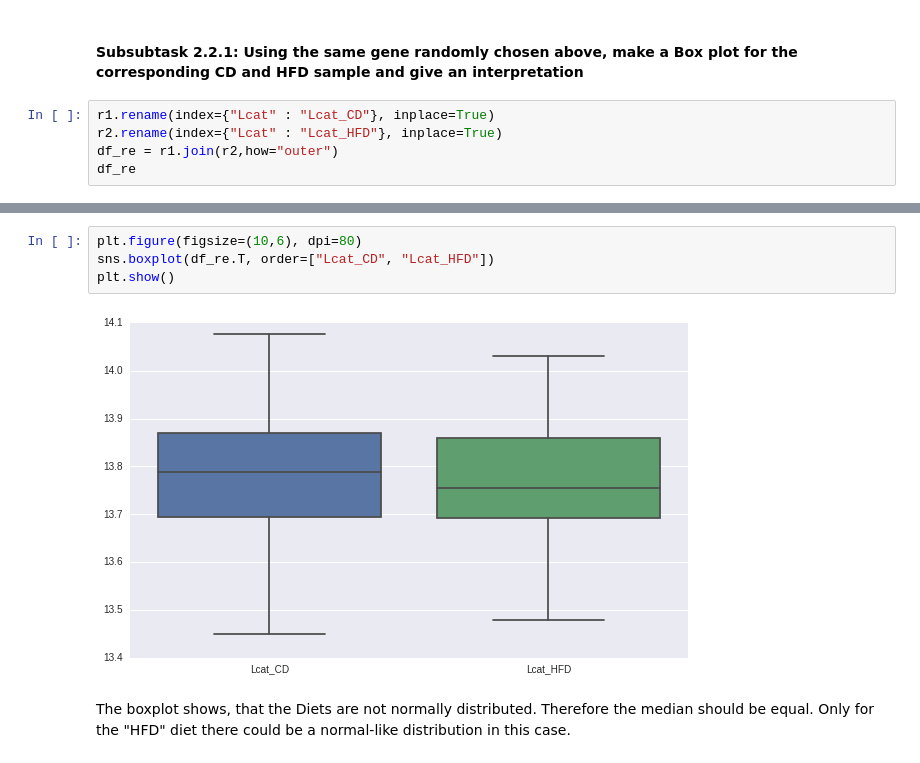
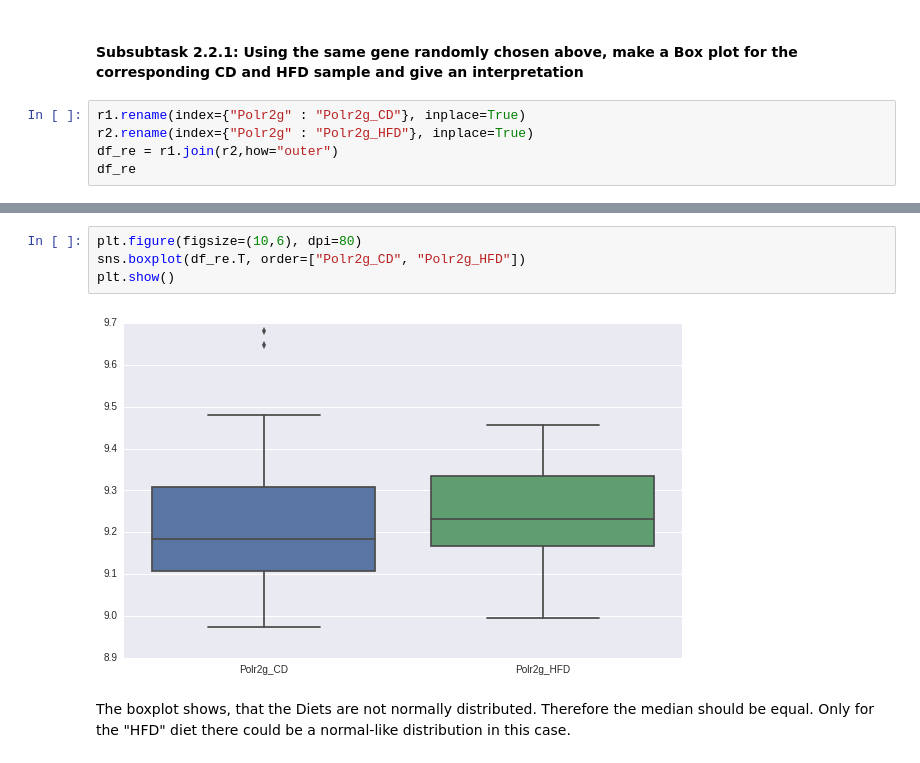
Before and after one commit to MeeNot/Integrated_Bioinformatics, a Jupyter notebook: notebooks/DayX_DE_Analysis.ipynb, the cells around one changed output, grey strips where cells are left out. Cells and saved outputs as stored; diff of their text form.

```diff
--- a/notebooks/DayX_DE_Analysis.ipynb
+++ b/notebooks/DayX_DE_Analysis.ipynb
@@ -260,8 +260,8 @@ Utterly shocked and overwhelmed by ambiguous emotions you begin to doubt the wis
 # %% [markdown]
 #### Subsubtask 2.2.1: Using the same gene randomly chosen above, make a Box plot for the corresponding CD and HFD sample and give an interpretation
 # %%
-r1.rename(index={"Lcat" : "Lcat_CD"}, inplace=True)
-r2.rename(index={"Lcat" : "Lcat_HFD"}, inplace=True)
+r1.rename(index={"Polr2g" : "Polr2g_CD"}, inplace=True)
+r2.rename(index={"Polr2g" : "Polr2g_HFD"}, inplace=True)
 df_re = r1.join(r2,how="outer")
 df_re
 # %% [output]
@@ -271,10 +271,10 @@ df_re
 2 rows × 81 columns
 # %%
 plt.figure(figsize=(10,6), dpi=80)
-sns.boxplot(df_re.T, order=["Lcat_CD", "Lcat_HFD"])
+sns.boxplot(df_re.T, order=["Polr2g_CD", "Polr2g_HFD"])
 plt.show()
 # %% [output]
-[figure, old version]
+[figure, new version]
 # %% [markdown]
 The boxplot shows, that the Diets are not normally distributed. Therefore the median should be equal. Only for the "HFD" diet there could be a normal-like distribution in this case.
 # %% [markdown]
```
Also changed, not shown: parts of 8 cells of this notebook.
